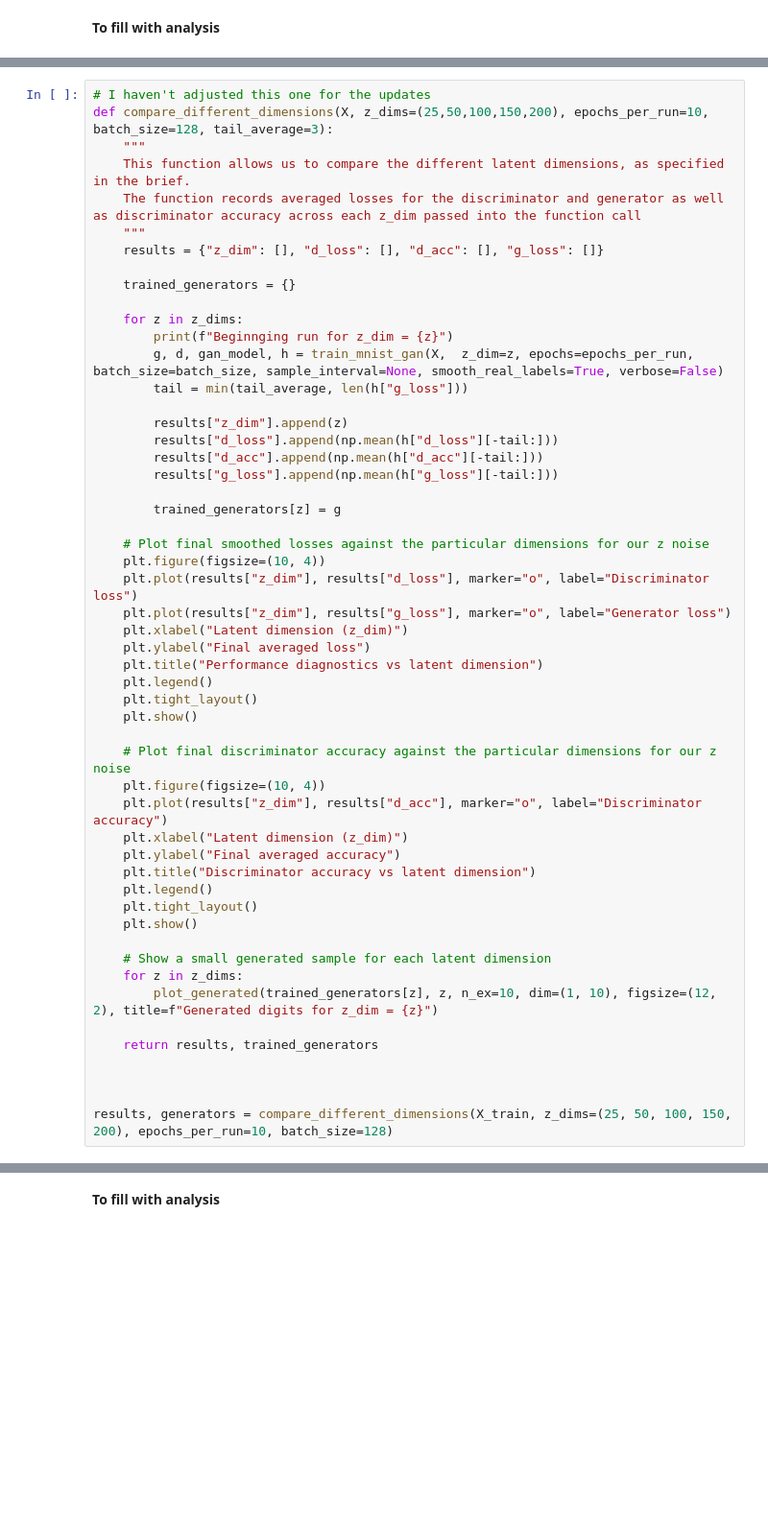
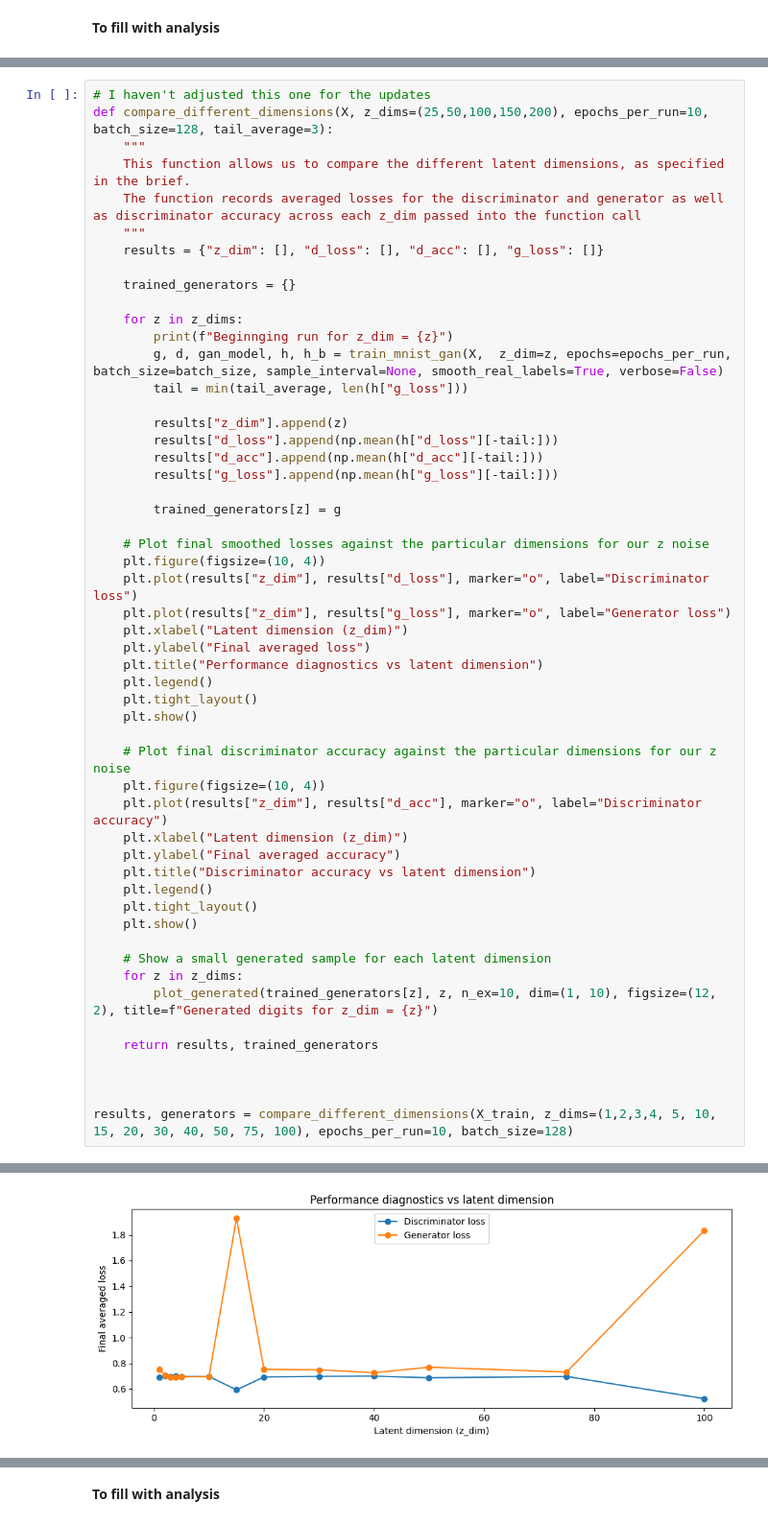
Before and after one commit to math869c/ST463_project, a Jupyter notebook: question_4.ipynb, the cells around one changed output, grey strips where cells are left out. Shown at 96% size. Drawn from its saved outputs; the diff is of its cells as text; blank space fills up the shorter version.

```diff
--- a/question_4.ipynb
+++ b/question_4.ipynb
@@ -389,7 +311,7 @@ def compare_different_dimensions(X, z_dims=(25,50,100,150,200), epochs_per_run=1
 
     for z in z_dims:
         print(f"Beginnging run for z_dim = {z}")
-        g, d, gan_model, h = train_mnist_gan(X,  z_dim=z, epochs=epochs_per_run, batch_size=batch_size, sample_interval=None, smooth_real_labels=True, verbose=False)
+        g, d, gan_model, h, h_b = train_mnist_gan(X,  z_dim=z, epochs=epochs_per_run, batch_size=batch_size, sample_interval=None, smooth_real_labels=True, verbose=False)
         tail = min(tail_average, len(h["g_loss"]))
 
         results["z_dim"].append(z)
@@ -428,5 +350,5 @@ def compare_different_dimensions(X, z_dims=(25,50,100,150,200), epochs_per_run=1
 
 
 
-results, generators = compare_different_dimensions(X_train, z_dims=(25, 50, 100, 150, 200), epochs_per_run=10, batch_size=128)
+results, generators = compare_different_dimensions(X_train, z_dims=(1,2,3,4, 5, 10, 15, 20, 30, 40, 50, 75, 100), epochs_per_run=10, batch_size=128)
 # %% [output]
@@ -433,0 +368 @@ Beginnging run for z_dim = 25
+[figure, added]
```
Also changed, not shown: parts of 5 cells of this notebook.
